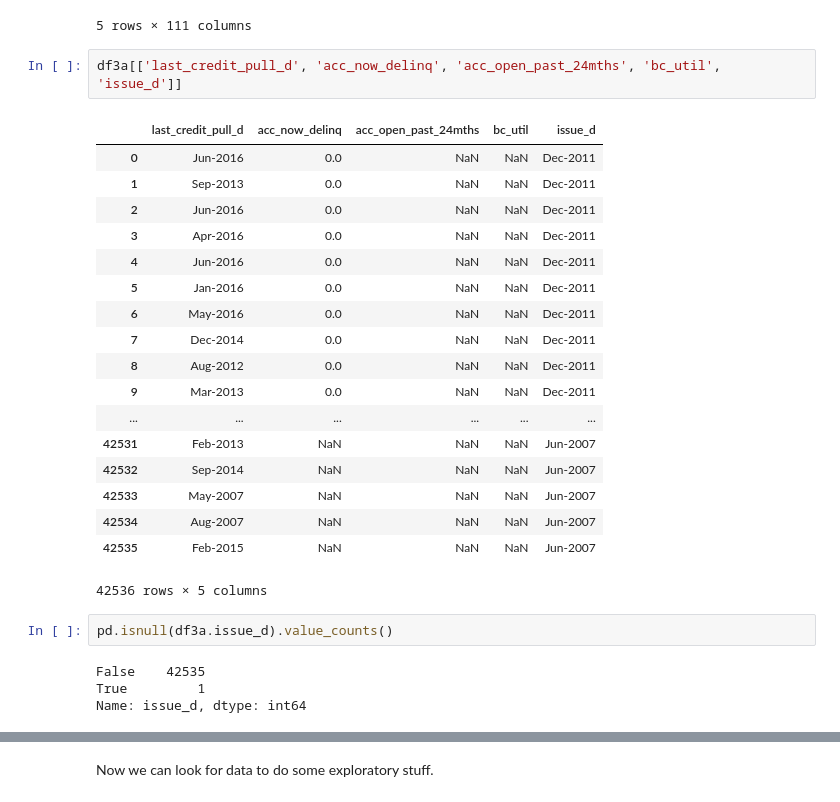
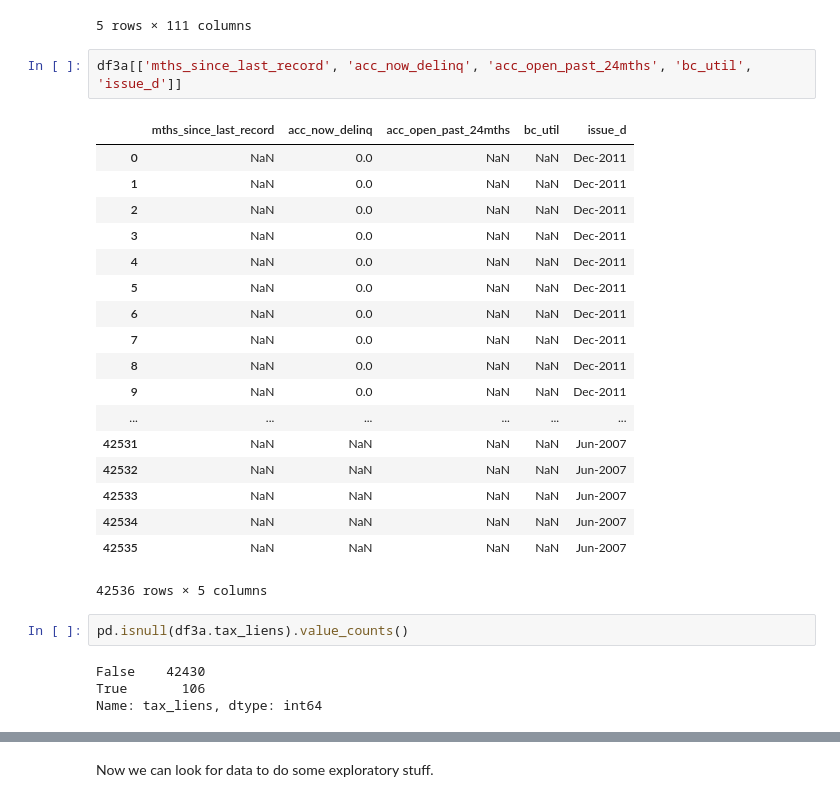
Before and after one commit to vindon/lending_club_classification, a Jupyter notebook: LoanDefaultPrediction.ipynb, the cells around one changed output, grey strips where cells are left out. Cells and saved outputs as stored; diff of their text form.

```diff
--- a/LoanDefaultPrediction.ipynb
+++ b/LoanDefaultPrediction.ipynb
@@ -21,30 +21,30 @@ df3a.head()
 | 4 | 1075358 | 1311748.0 | 3000.0 | 3000.0 | 3000.0 | 60 months | 12.69% | 67.79 | B | ... |
 5 rows × 111 columns
 # %%
-df3a[['last_credit_pull_d', 'acc_now_delinq', 'acc_open_past_24mths', 'bc_util', 'issue_d']]
+df3a[['mths_since_last_record', 'acc_now_delinq', 'acc_open_past_24mths', 'bc_util', 'issue_d']]
 # %% [output]
-|  | last_credit_pull_d | acc_now_delinq | acc_open_past_24mths | bc_util | issue_d |
-| 0 | Jun-2016 | 0.0 | NaN | NaN | Dec-2011 |
-| 1 | Sep-2013 | 0.0 | NaN | NaN | Dec-2011 |
-| 2 | Jun-2016 | 0.0 | NaN | NaN | Dec-2011 |
-| 3 | Apr-2016 | 0.0 | NaN | NaN | Dec-2011 |
-| 4 | Jun-2016 | 0.0 | NaN | NaN | Dec-2011 |
-| 5 | Jan-2016 | 0.0 | NaN | NaN | Dec-2011 |
-| 6 | May-2016 | 0.0 | NaN | NaN | Dec-2011 |
-| 7 | Dec-2014 | 0.0 | NaN | NaN | Dec-2011 |
-| 8 | Aug-2012 | 0.0 | NaN | NaN | Dec-2011 |
-| 9 | Mar-2013 | 0.0 | NaN | NaN | Dec-2011 |
+|  | mths_since_last_record | acc_now_delinq | acc_open_past_24mths | bc_util | issue_d |
+| 0 | NaN | 0.0 | NaN | NaN | Dec-2011 |
+| 1 | NaN | 0.0 | NaN | NaN | Dec-2011 |
+| 2 | NaN | 0.0 | NaN | NaN | Dec-2011 |
+| 3 | NaN | 0.0 | NaN | NaN | Dec-2011 |
+| 4 | NaN | 0.0 | NaN | NaN | Dec-2011 |
+| 5 | NaN | 0.0 | NaN | NaN | Dec-2011 |
+| 6 | NaN | 0.0 | NaN | NaN | Dec-2011 |
+| 7 | NaN | 0.0 | NaN | NaN | Dec-2011 |
+| 8 | NaN | 0.0 | NaN | NaN | Dec-2011 |
+| 9 | NaN | 0.0 | NaN | NaN | Dec-2011 |
 | ... | ... | ... | ... | ... | ... |
-| 42531 | Feb-2013 | NaN | NaN | NaN | Jun-2007 |
-| 42532 | Sep-2014 | NaN | NaN | NaN | Jun-2007 |
-| 42533 | May-2007 | NaN | NaN | NaN | Jun-2007 |
-| 42534 | Aug-2007 | NaN | NaN | NaN | Jun-2007 |
-| 42535 | Feb-2015 | NaN | NaN | NaN | Jun-2007 |
+| 42531 | NaN | NaN | NaN | NaN | Jun-2007 |
+| 42532 | NaN | NaN | NaN | NaN | Jun-2007 |
+| 42533 | NaN | NaN | NaN | NaN | Jun-2007 |
+| 42534 | NaN | NaN | NaN | NaN | Jun-2007 |
+| 42535 | NaN | NaN | NaN | NaN | Jun-2007 |
 42536 rows × 5 columns
 # %%
-pd.isnull(df3a.issue_d).value_counts()
+pd.isnull(df3a.tax_liens).value_counts()
 # %% [output]
-False    42535
-True         1
-Name: issue_d, dtype: int64
+False    42430
+True       106
+Name: tax_liens, dtype: int64
 # %%
```
Also changed, not shown: parts of 11 cells of this notebook, 5 other files.
